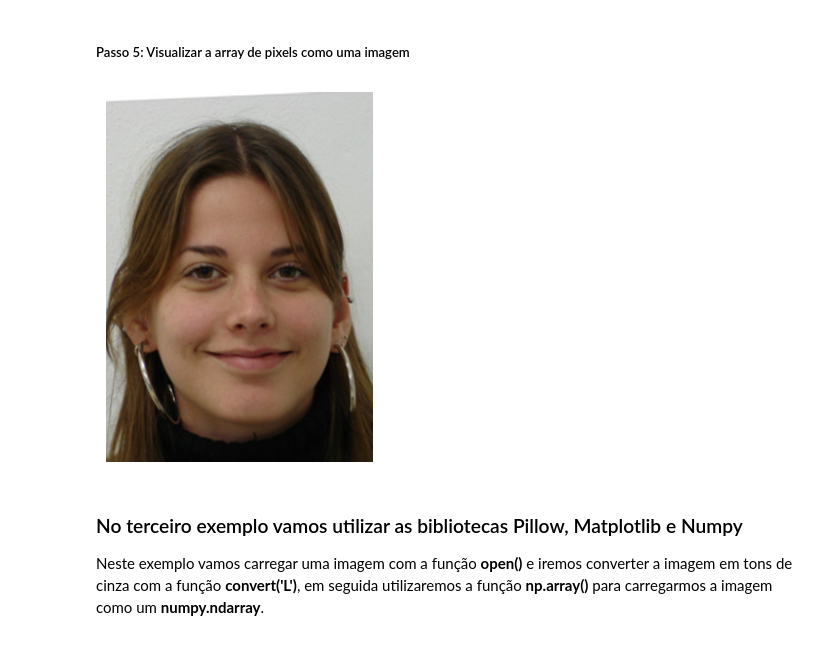
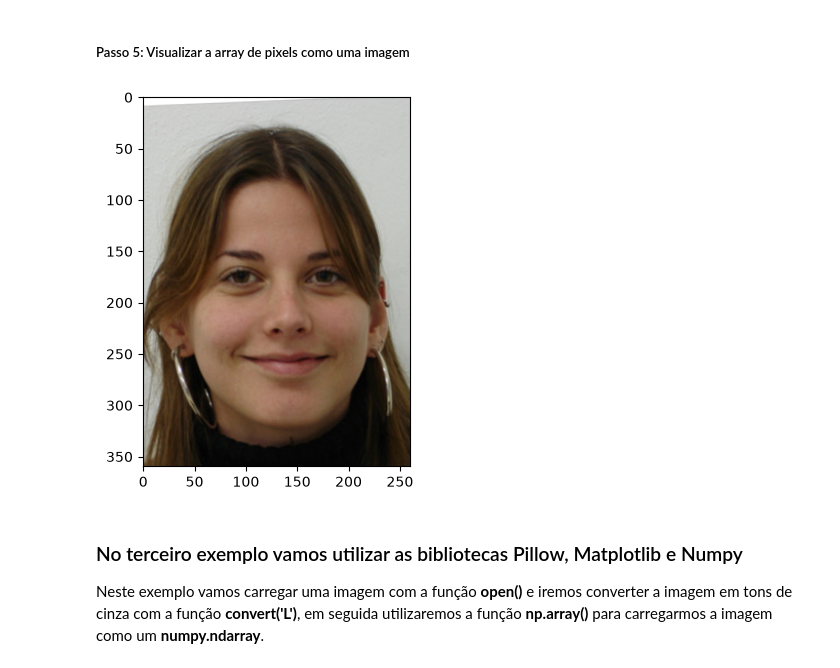
Before and after one commit to deveveryday/image-recognition, a Jupyter notebook: Introducao_ao_Reconhecimento_de_Padroes_171126.ipynb, the cells around one changed output. Cells and saved outputs as stored; diff of their text form; code cells hidden in the pictures.

```diff
--- a/Introducao_ao_Reconhecimento_de_Padroes_171126.ipynb
+++ b/Introducao_ao_Reconhecimento_de_Padroes_171126.ipynb
@@ -126,10 +91,10 @@ data.shape
 # %%
 # Apresentando o array de pixels como uma imagem
 plt.imshow(data)
-plt.axis('off')
+plt.axis('on')
 plt.show()
 # %% [output]
-[figure, old version]
+[figure, new version]
 # %% [markdown]
 ### No terceiro exemplo vamos utilizar as bibliotecas Pillow, Matplotlib e Numpy
 Neste exemplo vamos carregar uma imagem com a função **open()** e iremos converter a imagem em tons de cinza com a função **convert('L')**, em seguida utilizaremos a função **np.array()** para carregarmos a imagem como um **numpy.ndarray**.
```
Also changed, not shown: parts of 19 cells of this notebook, 2 other files.
